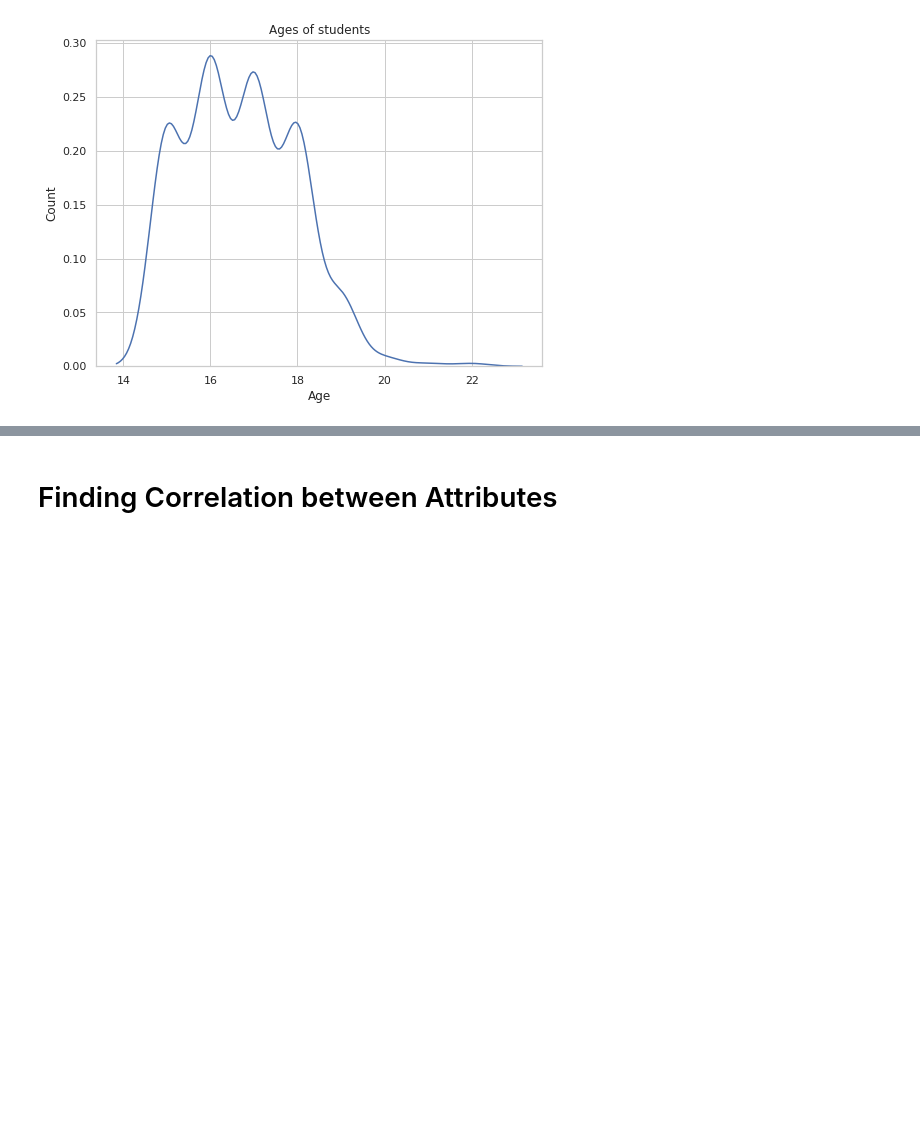
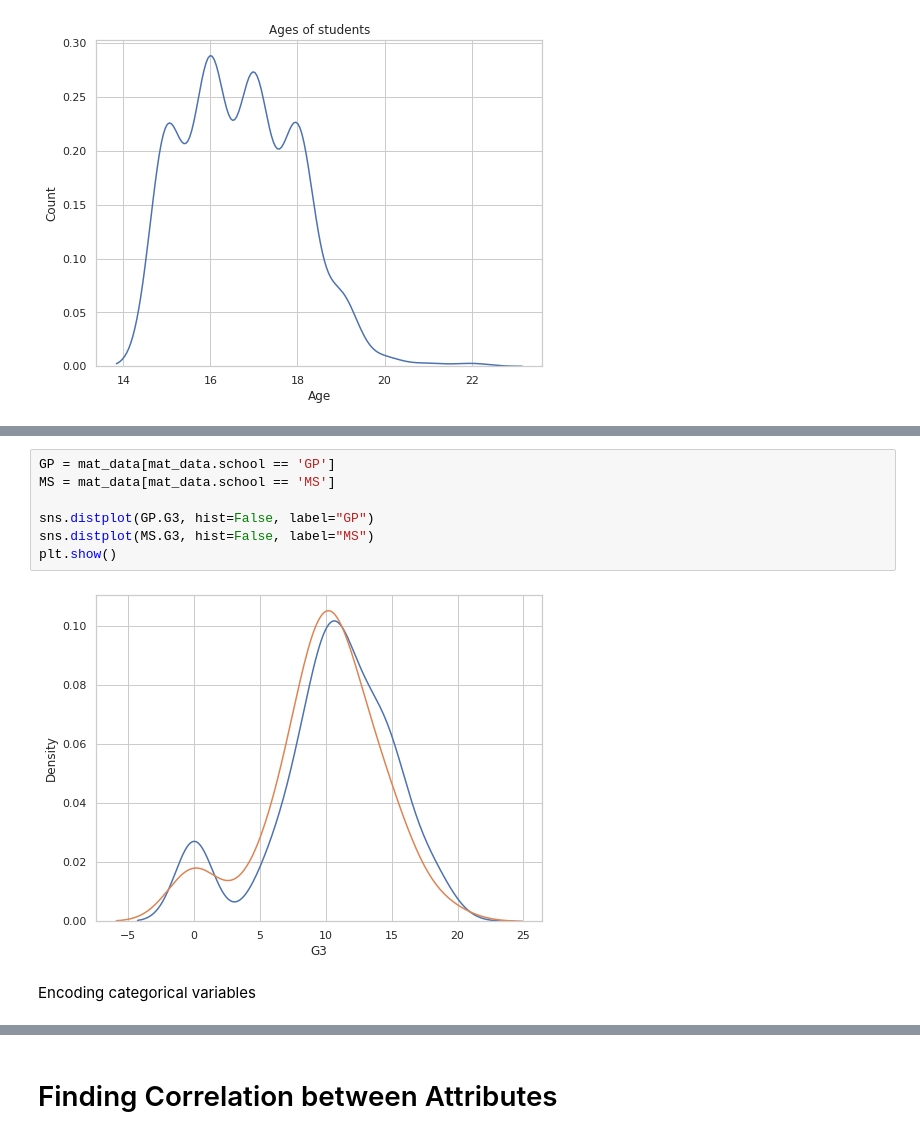
Before and after one commit to gayathrymw/MathematicsProject-1, a Jupyter notebook: Student_Grade_Prediction.ipynb, the cells around one changed output, grey strips where cells are left out. Cells and saved outputs as stored; diff of their text form; blank space fills up the shorter version.

```diff
--- a/Student_Grade_Prediction.ipynb
+++ b/Student_Grade_Prediction.ipynb
@@ -136,0 +148,11 @@ Text(0.5, 1.0, 'Previous Failures vs Final Grade(G3)')
+# %%
+GP = mat_data[mat_data.school == 'GP']
+MS = mat_data[mat_data.school == 'MS']
+
+sns.distplot(GP.G3, hist=False, label="GP")
+sns.distplot(MS.G3, hist=False, label="MS")
+plt.show()
+# %% [output]
+[figure, added]
+# %% [markdown]
+Encoding categorical variables
```
Also changed, not shown: parts of 19 cells of this notebook.
